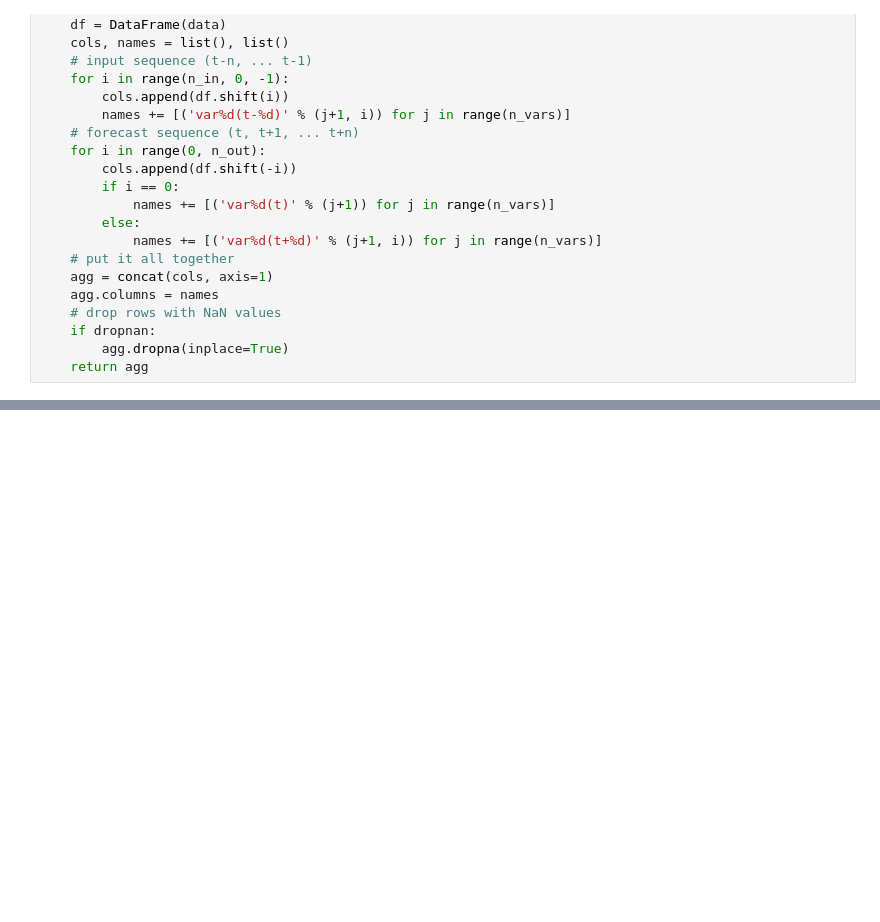
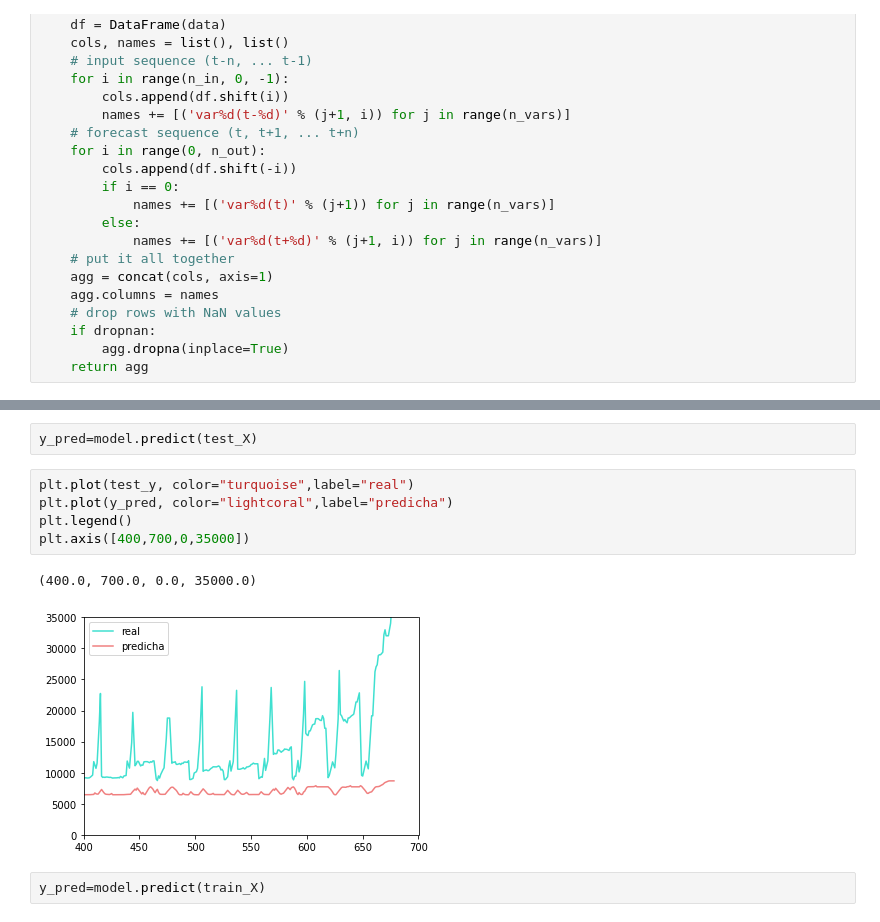
Before and after one commit to keniaCisneros/bitcoins_pricing, a Jupyter notebook: Serie_tiempo.ipynb, the cells around one changed output, grey strips where cells are left out. Cells and saved outputs as stored; diff of their text form; blank space fills up the shorter version.

```diff
--- a/Serie_tiempo.ipynb
+++ b/Serie_tiempo.ipynb
@@ -297,0 +175,12 @@ array([[1.08839120e+04, 4.77600000e+01, 2.98017000e+03, 6.73500000e+01,
+# %%
+y_pred=model.predict(test_X)
+# %%
+plt.plot(test_y, color="turquoise",label="real")
+plt.plot(y_pred, color="lightcoral",label="predicha")
+plt.legend()
+plt.axis([400,700,0,35000])
+# %% [output]
+(400.0, 700.0, 0.0, 35000.0)
+[figure, added]
+# %%
+y_pred=model.predict(train_X)
```
Also changed, not shown: parts of 21 cells of this notebook.
